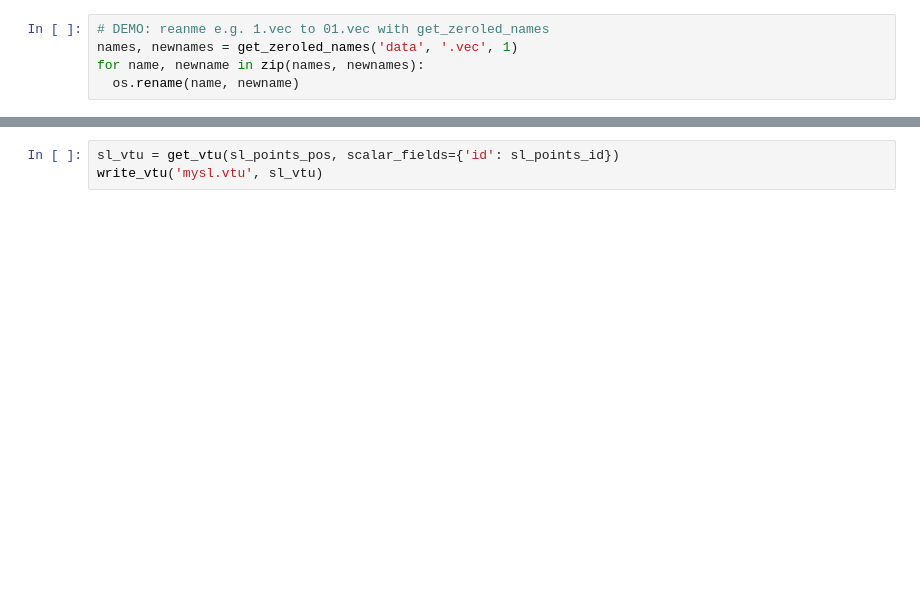
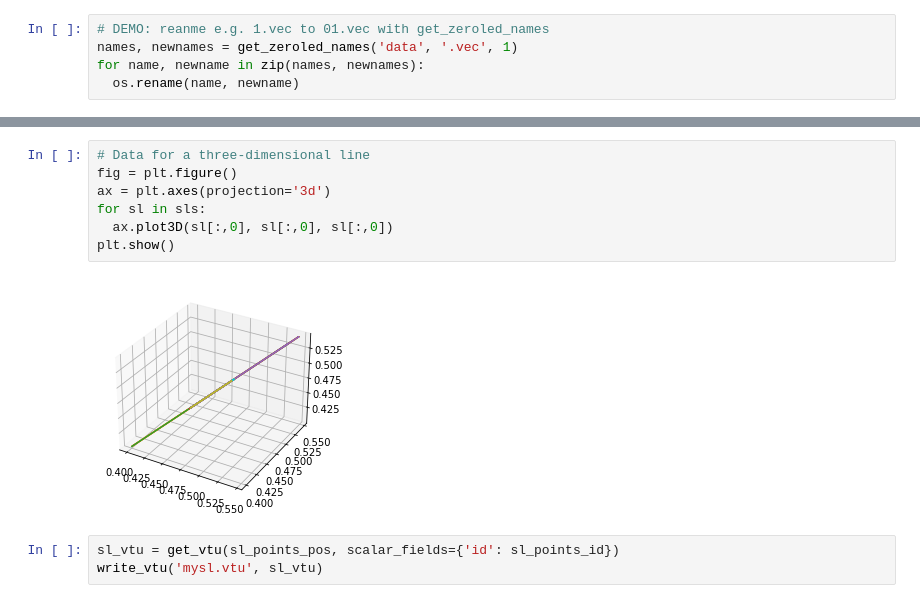
Before and after one commit to xtyinzz/tornado_streamline, a Jupyter notebook: tornado.ipynb, the cells around one changed output, grey strips where cells are left out. Cells and saved outputs as stored; diff of their text form; blank space fills up the shorter version.

```diff
--- a/tornado.ipynb
+++ b/tornado.ipynb
@@ -107,3 +112,12 @@ display(sl_points_pos.max(), sl_lens.mean())
+# %%
+# Data for a three-dimensional line
+fig = plt.figure()
+ax = plt.axes(projection='3d')
+for sl in sls:
+  ax.plot3D(sl[:,0], sl[:,0], sl[:,0])
+plt.show()
+# %% [output]
+[figure, added]
 # %%
 sl_vtu = get_vtu(sl_points_pos, scalar_fields={'id': sl_points_id})
 write_vtu('mysl.vtu', sl_vtu)
```
Also changed, not shown: parts of 5 cells of this notebook.
